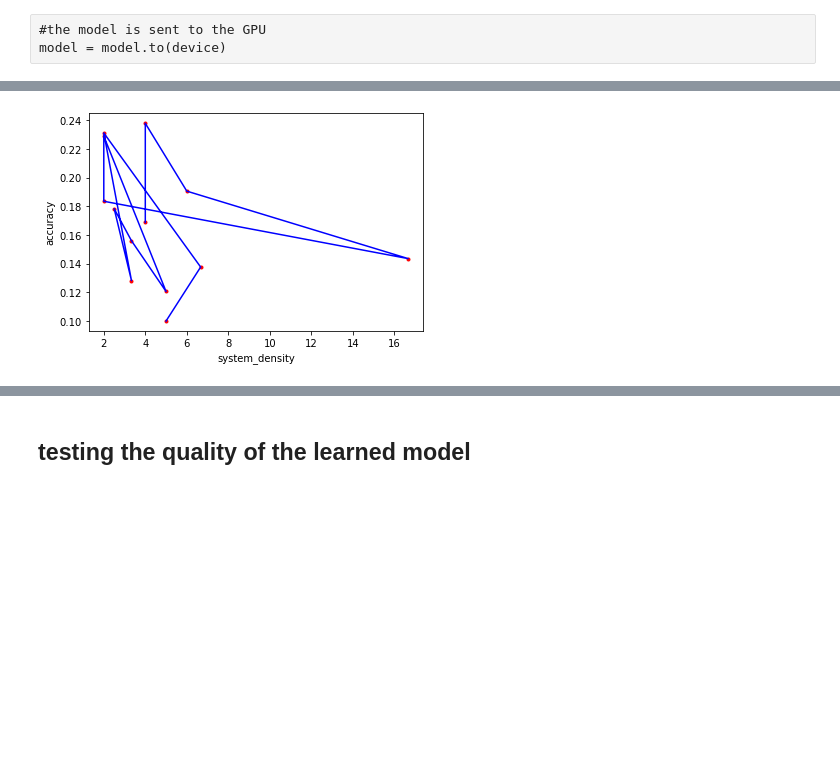
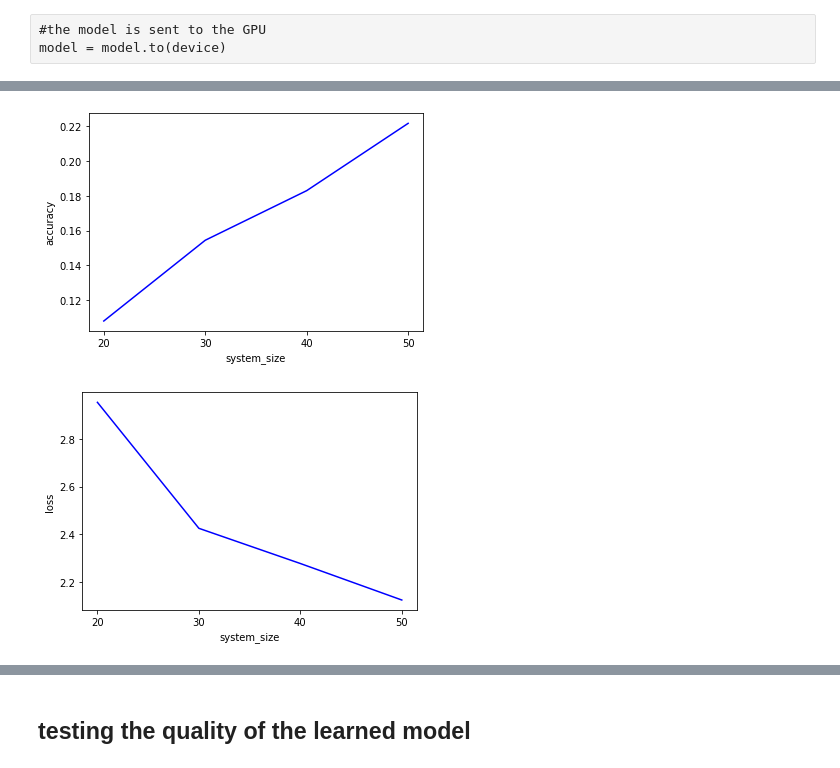
Before and after one commit to XateroX/MachineLearning-Anderson, a Jupyter notebook: src/AM-Train-Pytorch-ResNet50-SystemSizeVSValAccuracy.ipynb, the cells around one changed output, grey strips where cells are left out. Cells and saved outputs as stored; diff of their text form; code cells hidden in the pictures; blank space fills up the shorter version.

```diff
--- a/src/AM-Train-Pytorch-ResNet50-SystemSizeVSValAccuracy.ipynb
+++ b/src/AM-Train-Pytorch-ResNet50-SystemSizeVSValAccuracy.ipynb
@@ -12,6 +12,7 @@ img_sizeY= img_sizeX
 validation_split= 0.1
 batch_size= 1024
 num_epochs= 10
+myepochs=num_epochs
 # mylr= 0.01
 # mywd= 1e-6
 
@@ -19,8 +20,10 @@ dataname='L'+str(width)+'-'+str(nimages)+'-s'+str(img_sizeX)
 
 datasrc  = '/storage/disqs/'+'ML-Data/Anderson/Images/'
 datapath = datasrc+dataname # SC-RTP
+devhomepath = '/home/epp/phupqr/PX319MLPhases/'
 #datasrc  = '/Users/danlo/Documents/PX319MLPhases_Data/'
 #datapath = datasrc+dataname # Local Machine (Laptop)
+#devhomepath = /Users/danlo/Documents/PX319MLPhases
 
 print(dataname,"\n",datapath)
 
@@ -580,8 +580,6 @@ def visualize_model_misclassified(model, num_images=6): #gives shows only the mi
 #for (sys_size in sys_size_list):
 
 #myepochs = 1
-
-from keras.preprocessing.image import ImageDataGenerator
 
 sys_scores = []
 sys_loss   = []
@@ -591,13 +589,11 @@ nsam_res = "-5000-s100"
 
 for sys_size in sys_sizes:
     dataname="L" + sys_size + nsam_res
+
     #datapath = '/Users/danlo/Documents/PX319MLPhases_Data/' + dataname
-    #homepath = '/Users/danlo/Documents/PX319MLPhases_Data/'
-
     datapath = '/storage/disqs/'+'ML-Data/Anderson/Images/'+dataname # SC-RTP
 
-    homepath    = '/storage/disqs/'+'ML-Data/Anderson/Images/'
-    devhomepath = '/home/epp/phupqr/PX319MLPhases/'
+    set_new_training_data(datapath)
 
     methodformat="Keras-OhtsukiConv2D-{0}"
     method=methodformat.format(myseed)
@@ -605,57 +601,37 @@ for sys_size in sys_sizes:
 
     modelname = method+'-model-'+dataname+'.h5'
     historyname = method+'-history-'+dataname+'.pkl'
+    print(savepath,modelpath,historypath)
 
-    train_datagen = ImageDataGenerator(rescale=1./255,validation_split=validation_split)
-    test_datagen  = ImageDataGenerator(rescale=1./255)
+    savepath = './'+dataname+'./'
+    import os
+    try:
+        os.mkdir(savepath)
+    except FileExistsError:
+        pass
 
-    training_set = train_datagen.flow_from_directory(datapath,
-                                                 subset='training',
-                                                 target_size = (img_sizeX,img_sizeY),
-                                                 batch_size = batch_size,
-                                                 class_mode='categorical',
-                                                 shuffle=True,seed=myseed)
+    modelpath = savepath+modelname
+    historypath = savepath+historyname
+    base_model = train_model(
+        model, criterion, optimizer, num_epochs, exp_lr_scheduler, batch_size=batch_size )
+    sys_scores.append(val_accuracy[-1].item())
+    sys_loss.append(val_loss[-1])
+    print(sys_scores)
+    print(sys_loss)
 
-    validation_set= train_datagen.flow_from_directory(datapath,
-                                                  subset='validation',
-                                                  target_size = (img_sizeX,img_sizeY),
-                                                  batch_size = batch_size,
-                                                  class_mode='categorical',
-                                                  shuffle=False,seed=myseed)
-
-    num_of_train_samples = training_set.samples
-    num_of_test_samples = validation_set.samples
-    num_classes = len(validation_set.class_indices)
-
-    model = compile_model()
-    #print(model.summary())
-
-        #Train the CNN
-    history = model.fit_generator(training_set,
-                         steps_per_epoch = training_set.samples // batch_size,
-                         epochs = myepochs,
-                         validation_data = validation_set,
-                         validation_steps = validation_set.samples // batch_size)
-
-    score = model.evaluate(validation_set, verbose=1)
-    sys_scores.append(score[1])
-    sys_loss.append(score[0])
-    print("Accuracy: ", score[1])
-    print("loss: ", score[0])
-    model.save(modelpath)
 
 print("Accuracy list: ", sys_scores)
 fig=plt.figure()
-plt.plot(sys_sizes, sys_scores)
+plt.plot(sys_sizes, sys_scores, '-b')
 plt.ylabel('accuracy')
 plt.xlabel('system_size')
 plt.show()
-fig.savefig(devhomepath + 'MachineLearning-Anderson/src/plots/performance_metrics/' + 'sys_size_val_accuracy-' + 'e' + str(myepochs) + '-' + nsam_res + '-' + 'seed_' + str(myseed) + '.png')
+fig.savefig(devhomepath + 'MachineLearning-Anderson/src/plots/performance_metrics/System_Size/' + 'sys_size_val_accuracy-' + 'e' + str(myepochs) + '-' + nsam_res + '-' + 'seed_' + str(myseed) + '.png')
 
 fig=plt.figure()
-plt.plot(sys_sizes, sys_loss)
+plt.plot(sys_sizes, sys_loss, '-b')
 plt.ylabel('loss')
 plt.xlabel('system_size')
 plt.show()
-fig.savefig(devhomepath + 'MachineLearning-Anderson/src/plots/performance_metrics/' + 'sys_size_loss-' + 'e' + str(myepochs) + '-' + nsam_res + '-' + 'seed_' + str(myseed) + '.png')
+fig.savefig(devhomepath + 'MachineLearning-Anderson/src/plots/performance_metrics/System_Size/' + 'sys_size_loss-' + 'e' + str(myepochs) + '-' + nsam_res + '-' + 'seed_' + str(myseed) + '.png')
 # %% [output]
@@ -679 +655,2 @@ val_loss: [2.2368636742760155, 2.0642253231721766, 2.2532128524780273, 2.4444482
-[figure, old version]
+[figure, new version]
+[figure, added]
```
Also changed, not shown: parts of 11 cells of this notebook, 21 other files.
